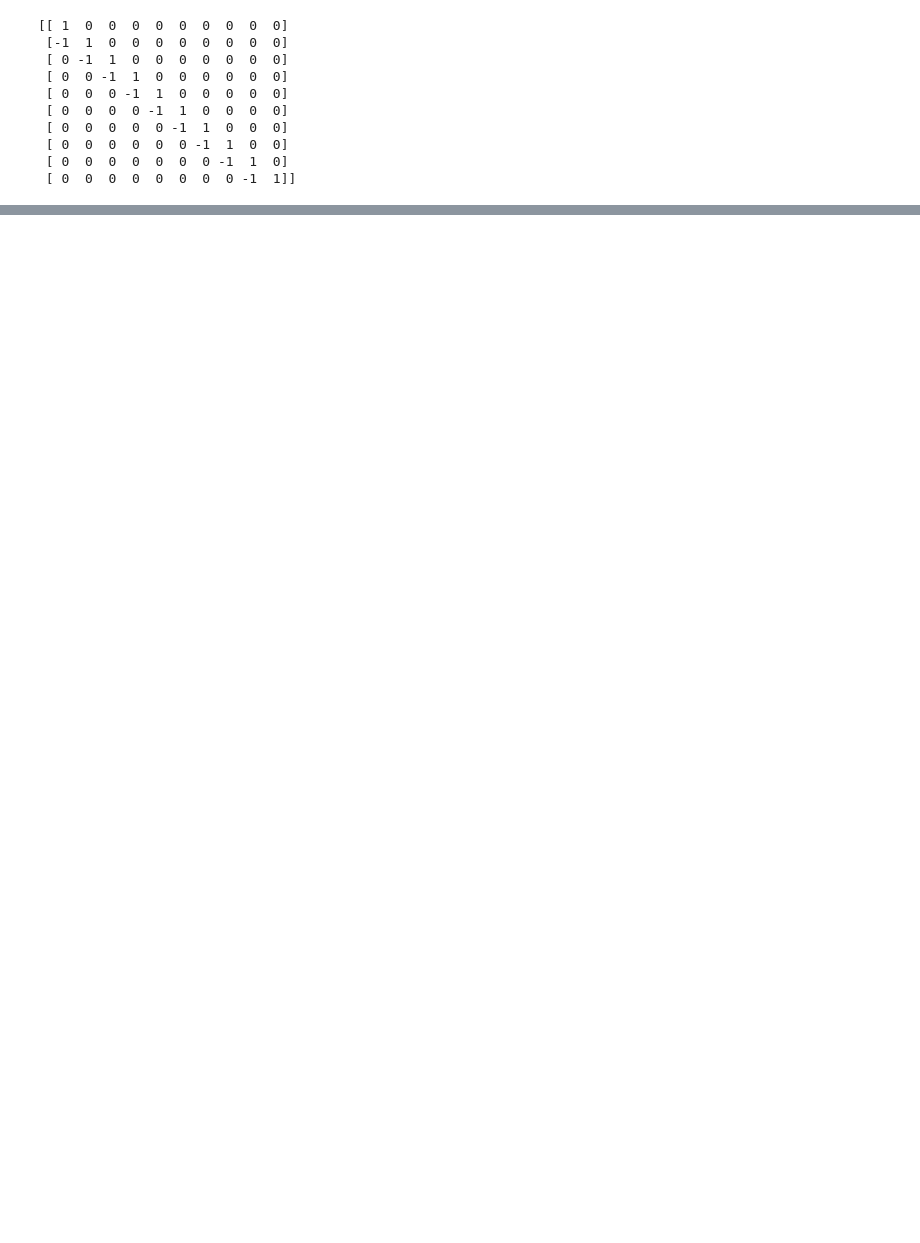
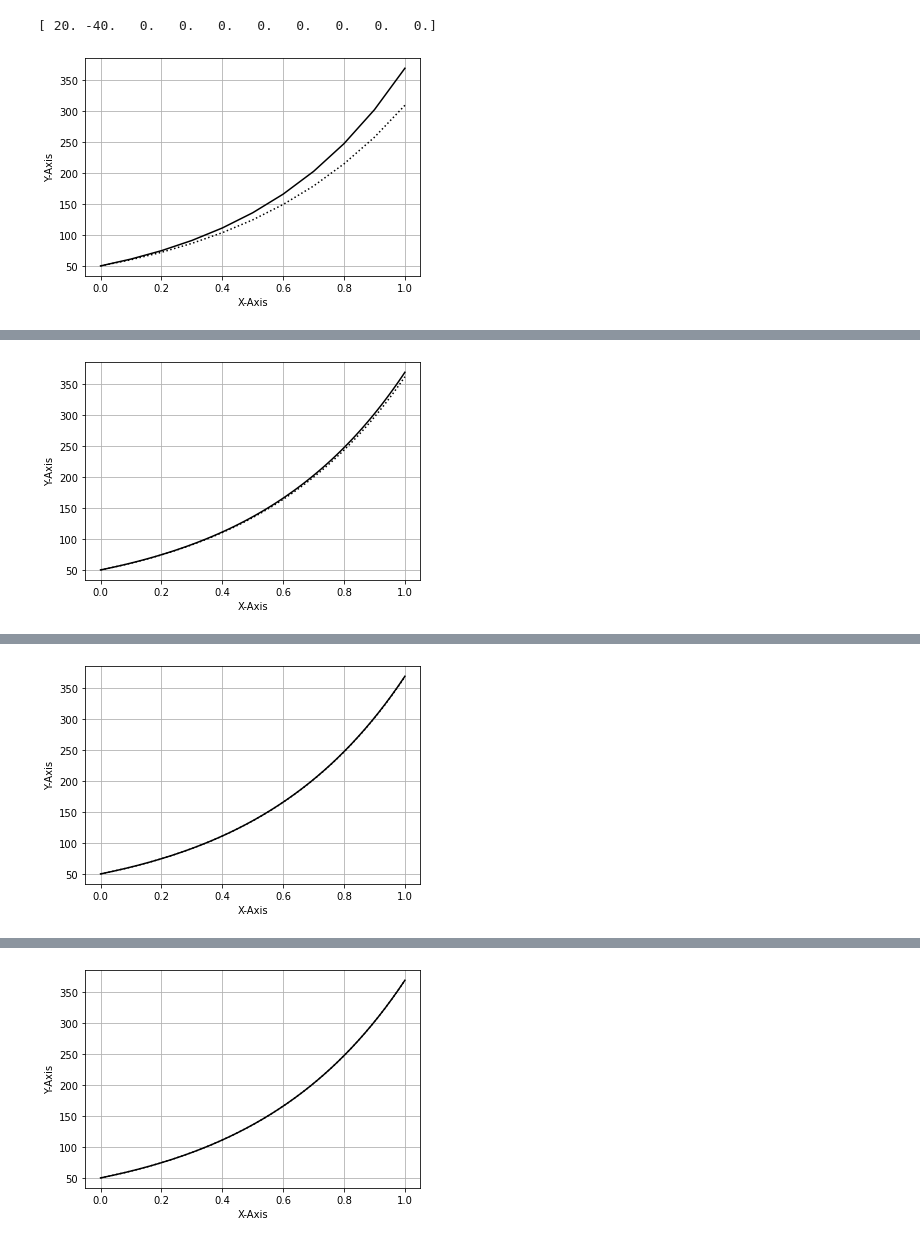
Before and after one commit to Seer885/damped-wave-eq-project, a Jupyter notebook: code-work/y'(x)=k*y(x)-solving.ipynb, the cells around one changed output, grey strips where cells are left out. Cells and saved outputs as stored; diff of their text form; code cells hidden in the pictures; blank space fills up the shorter version.

Commit message:
Finished both the dy/dx=ky and eigenvalue plotting code

```diff
--- a/code-work/y'(x)=k*y(x)-solving.ipynb
+++ b/code-work/y'(x)=k*y(x)-solving.ipynb
@@ -32,13 +32,15 @@ def graph_all(x, y_approx, y_exact):
 
 
 # Matrix generation functions
-def M_matrix(dimension):
-    """Used to generate a matrix M that solves M*y(x)=I."""
+def M_matrix(h, k, dimension):
+    """Used to generate a matrix M that solves M*y(x)=I.
+
+    We want each row to contain -1-hk, 1 with the 1's on our diagonal"""
     import numpy as np
 
-    # Generate the 0 matrix as our starting point, make it 1 rows/columns shorter, and make its diagonal -1's
-    matrix = np.zeros((dimension-1,dimension-1), dtype = "int8")
-    np.fill_diagonal(matrix,int(-1))
+    # Generate the 0 matrix as our starting point, make it 1 rows/columns shorter, and make its diagonal -1-hk
+    matrix = np.zeros((dimension-1,dimension-1))
+    np.fill_diagonal(matrix, - 1 - h * k)
 
 
 
@@ -50,7 +52,7 @@ def M_matrix(dimension):
     column = np.zeros((1,dimension), dtype = "int8")
     matrix = np.vstack((column, matrix))
 
-    # Replace the new diagonals with -2
+    # Replace the new diagonals with 1
     np.fill_diagonal(matrix,int(1))
 
 
@@ -58,20 +60,23 @@ def M_matrix(dimension):
 
     return matrix
 
-def I_matrix():
-    """Used to generate an array I that solves M*y(x)=I."""
+def I_matrix(h, k, y_initial, height):
+    """Used to generate a vector I of a specific height that solves M*y(x)=I.
+    We want the first row to be (hk+1)*y(0) and everything else to be 0."""
     import numpy as np
+
+    # Generate a 0 vector that's 1 unit shorter than its intended height
+    vector = np.zeros((height-1,1))
+
+    # Append (hk+1)y(x_0) to the front of it
+    vector = np.append( np.array([ [(h * k + 1) * y_initial] ]) , vector )
+
+
+
+
+    return vector
 # %% [output]
-[[ 1  0  0  0  0  0  0  0  0  0]
- [-1  1  0  0  0  0  0  0  0  0]
- [ 0 -1  1  0  0  0  0  0  0  0]
- [ 0  0 -1  1  0  0  0  0  0  0]
- [ 0  0  0 -1  1  0  0  0  0  0]
- [ 0  0  0  0 -1  1  0  0  0  0]
- [ 0  0  0  0  0 -1  1  0  0  0]
- [ 0  0  0  0  0  0 -1  1  0  0]
- [ 0  0  0  0  0  0  0 -1  1  0]
- [ 0  0  0  0  0  0  0  0 -1  1]]
+[ 20. -40.   0.   0.   0.   0.   0.   0.   0.   0.]
 # %%
 def ypx_to_kyx(constant, y_initial, x_max, interv_num):
     """With the assumption that the minimum x is x=0 and our initial value is at x=0,
@@ -95,8 +100,20 @@ def ypx_to_kyx(constant, y_initial, x_max, interv_num):
 
 
     # Make our M matrix and I array to assemble the equation M * y(x) = I
-    m_matrix = M_matrix()
-    i_matrix = I_matrix()
+    m_matrix = M_matrix(interv_width, constant, interv_num)
+    i_matrix = I_matrix(interv_width, constant, y_initial, interv_num)
+
+
+
+
+    # We know have My(x) = I, and it's better to do the LU decomposition to get y(x) than find the inverse
+    lu, piv = lu_factor(m_matrix)
+    y_val = lu_solve((lu, piv), i_matrix)
+
+    #Append our initial y-value since y_val is everything except the first value
+    y_val = np.append( np.array([y_initial]) , y_val )
+
+
 
 
     # Make our array of exact y-values and make a graph with our approximated and exact values
@@ -106,3 +123,10 @@ def ypx_to_kyx(constant, y_initial, x_max, interv_num):
 
     end = round(time(),2)
     print(f"Finished in {round(end-begin,2)} seconds.")
+# %%
+# Find the solution to y'(x)=y(x), y(0)=4, y'(0)=2, 0<x<10
+# Format is ypx_to_kyx(constant, y_initial, x_max, interv_num)
+for i in range (4):
+    ypx_to_kyx(2, 50, 1, 10 ** (i+1))
+# %% [output]
+[figure, added]
@@ -108,0 +134 @@ def ypx_to_kyx(constant, y_initial, x_max, interv_num):
+[figure, added]
@@ -108,0 +136 @@ def ypx_to_kyx(constant, y_initial, x_max, interv_num):
+[figure, added]
@@ -108,0 +138 @@ def ypx_to_kyx(constant, y_initial, x_max, interv_num):
+[figure, added]
```
Also changed, not shown: parts of 1 cell of this notebook, 1 other file.
